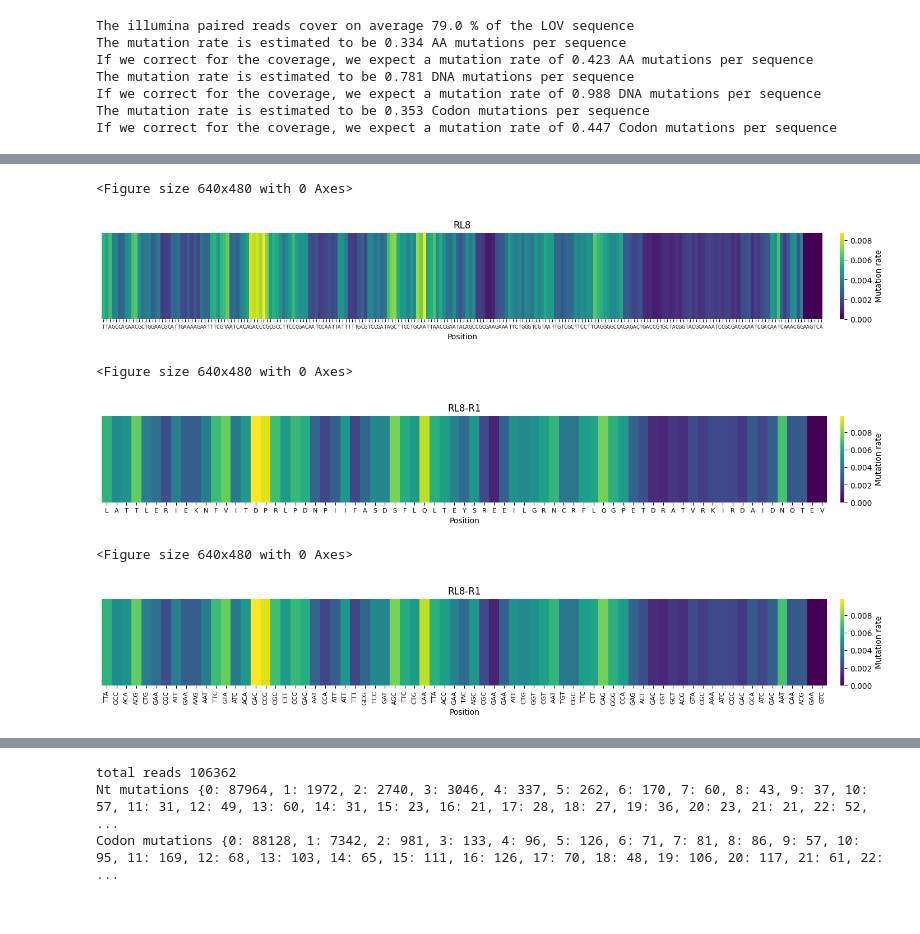
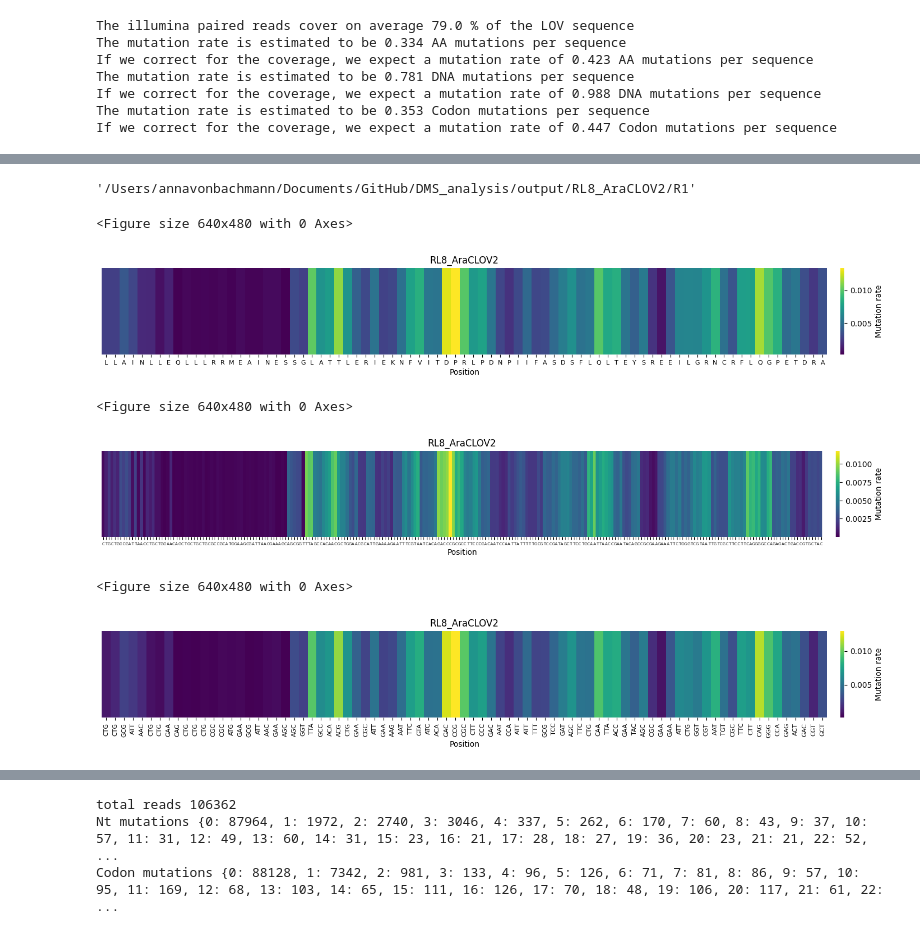
Before and after one commit to AliceHovsepyan/pogo_pance_draft, a Jupyter notebook: DMS_analysis.ipynb, the cells around one changed output, grey strips where cells are left out. Cells and saved outputs as stored; diff of their text form; code cells hidden in the pictures.

```diff
--- a/DMS_analysis.ipynb
+++ b/DMS_analysis.ipynb
@@ -379,16 +379,16 @@ from evaluation_functions import *
 # %%
 ### set parameters
 base_dir = os.getcwd()
-variant = "RL8"
-name = "RL8-R1"
+variant = "RL8_AraCLOV2"
+name = "RL8_AraCLOV2"
 n_mut_treshold = 10
 FigFolder = f"{base_dir}/output/{name}/R1"
 use_rev_read = False
 use_forward_read = True
 arbitrary_cutoff_a = False
 arbitrary_cutoff_b = False
-amplicon_AA = LOV#LOV#amplicon_AA_seq
-amplicon_DNA = LOV_gene_corrected
+amplicon_AA = amplicon_AA_seq #LOV#LOV#amplicon_AA_seq
+amplicon_DNA = amplicon_DNA_seq #LOV_gene_corrected
 #LOV_gene_corrected #amplicon_DNA_seq
 
 
@@ -538,38 +533,52 @@ plot_mutation_enrichment(Codons_relative, f'{name}-Codons',ref_seq=amplicon_DNA,
 # %%
 ## mut rates per position for LOV2 sequence of R1
 Codon_mut_rate_per_pos[69//3:].to_csv(f"{FigFolder}/{name}_Codon_mut_rate_per_pos.csv")
+# %%
+FigFolder
+# %% [output]
+'/Users/annavonbachmann/Documents/GitHub/DMS_analysis/output/RL8_AraCLOV2/R1'
 # %%
 ## plot mutation rate per position
 DNA_mut_rate_per_pos = (seq_variants["DNA"].sum()-seq_variants["DNA"].max())/seq_variants["DNA"].sum()
 
-plot_mut_rate_per_pos(DNA_mut_rate_per_pos, variant_name = variant, FigFolder = FigFolder, ref_seq=amplicon_DNA)
+# plot_mut_rate_per_pos(DNA_mut_rate_per_pos, variant_name = variant, FigFolder = FigFolder, ref_seq=amplicon_DNA)
 
-Codon_mut_rate_per_pos = Codons_relative.sum()-Codons_relative.max()
+Codon_mut_rate_per_pos = (seq_variants["Codons"].sum()-seq_variants["Codons"].max())/seq_variants["Codons"].sum()
+AA_mut_rate_per_pos = (seq_variants["AA"].sum()-seq_variants["AA"].max())/seq_variants["AA"].sum()
 LOV_codons = [amplicon_DNA[i:i+3] for i in range(0, len(Codon_mut_rate_per_pos)*3, 3)]
 amplicon_AAs = [aa for aa in amplicon_AA[:len(Codon_mut_rate_per_pos)]]
 
 
 plt.figure(figsize=(20,2))
 sns.heatmap(pd.DataFrame(Codon_mut_rate_per_pos).T, cmap = "viridis", cbar = True, cbar_kws = {"pad": 0.015, "label": "Mutation rate" },linecolor="black", xticklabels=amplicon_AAs, yticklabels=False)
 plt.xlabel("Position")
 plt.xticks(fontsize=8)
 plt.title(name)
 plt.savefig(f"{FigFolder}/{name}_mutation_rate_per_Codon_position.pdf", bbox_inches = "tight")
 plt.show()
 plt.clf()
 
 plt.figure(figsize=(20,2))
-sns.heatmap(pd.DataFrame(Codon_mut_rate_per_pos).T, cmap = "viridis", cbar = True, cbar_kws = {"pad": 0.015, "label": "Mutation rate" },linecolor="black", xticklabels=LOV_codons, yticklabels=False)
+sns.heatmap(pd.DataFrame(DNA_mut_rate_per_pos).T, cmap = "viridis", cbar = True, cbar_kws = {"pad": 0.015, "label": "Mutation rate" },linecolor="black", xticklabels=amplicon_DNA_seq[:len(DNA_mut_rate_per_pos)], yticklabels=False)
+plt.xlabel("Position")
+plt.xticks(fontsize=5, rotation = 1)
+plt.title(name)
+plt.savefig(f"{FigFolder}/{name}_mutation_rate_per_Nt_position.pdf", bbox_inches = "tight")
+plt.show()
+plt.clf()
+
+plt.figure(figsize=(20,2))
+sns.heatmap(pd.DataFrame(AA_mut_rate_per_pos).T, cmap = "viridis", cbar = True, cbar_kws = {"pad": 0.015, "label": "Mutation rate" },linecolor="black", xticklabels=LOV_codons, yticklabels=False)
 plt.xlabel("Position")
 plt.xticks(fontsize=8)
 plt.title(name)
 plt.savefig(f"{FigFolder}/{name}_mutation_rate_per_AA_position.pdf", bbox_inches = "tight")
 plt.show()
 plt.clf()
 # %% [output]
 <Figure size 640x480 with 0 Axes>
-[figure, old version]
+[figure, new version]
 <Figure size 640x480 with 0 Axes>
-[figure, old version]
+[figure, new version]
 <Figure size 640x480 with 0 Axes>
-[figure, old version]
+[figure, new version]
```
Also changed, not shown: parts of 10 cells of this notebook, 4 other files.
